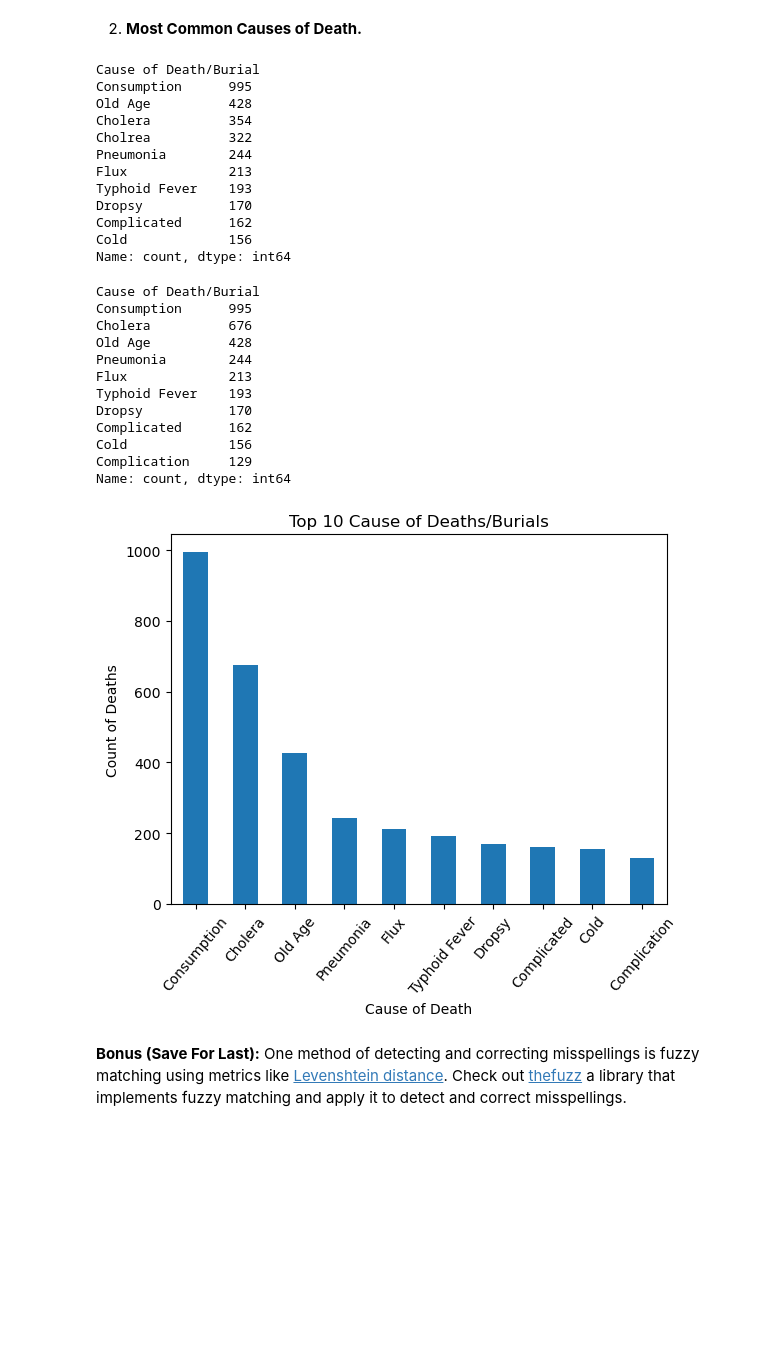
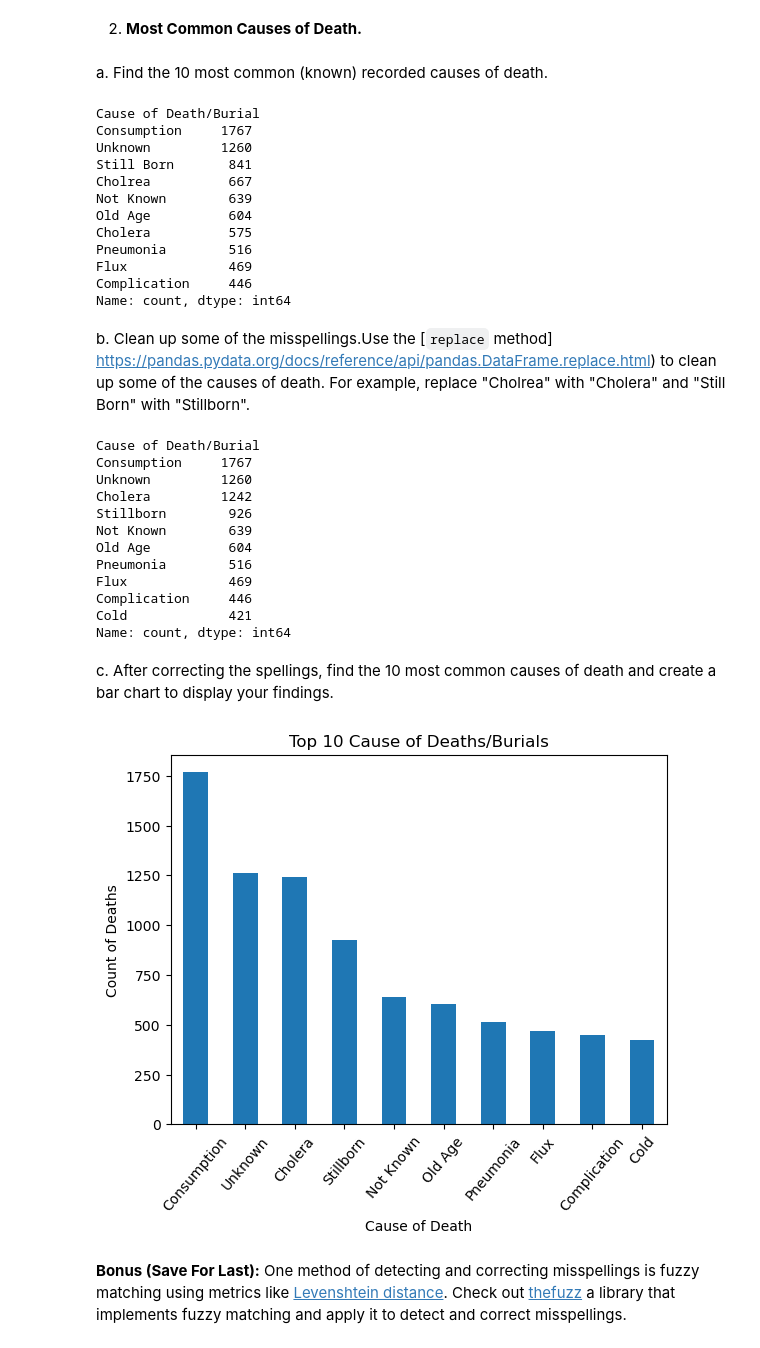
Before and after one commit to NSS-Data-Analytics-Cohort-10/advanced-pandas-emmydoore, a Jupyter notebook: notebooks/adv_pandas.ipynb, the cells around one changed output. Cells and saved outputs as stored; diff of their text form; code cells hidden in the pictures; blank space fills up the shorter version.

```diff
--- a/notebooks/adv_pandas.ipynb
+++ b/notebooks/adv_pandas.ipynb
@@ -6,7 +6,7 @@ import matplotlib.pyplot as plt
 # %%
 ncc_df=pd.read_excel('C:\\Users\\emmal\\Documents\\NSS\\Projects\\advanced-pandas-emmydoore\\data\\Historic_Nashville_City_Cemetery_Interments__1846-1979.xlsx')
 # %%
-ncc_df=ncc_df.dropna()
+#ncc_df=ncc_df.dropna()
 ncc_df.head()
 ncc_df.info()
 # %% [output]
@@ -30,54 +30,56 @@ memory usage: 867.2+ KB
 # %% [markdown]
 2. **Most Common Causes of Death.**
+# %% [markdown]
+a. Find the 10 most common (known) recorded causes of death.
 # %%
-#   a. Find the 10 most common (known) recorded causes of death.
 #note: found that tilde ~ in front of df means NOT
 #https://stackoverflow.com/questions/19960077/how-to-filter-pandas-dataframe-using-in-and-not-in-like-in-sql
 
 #ran: ncc_df['Cause of Death/Burial'].value_counts().head(10) --> Need to fix 'Unknown' 'Not Known'
-total_death=ncc_df[~ncc_df['Cause of Death/Burial'].isin(['Unknown','Not Known'])]
-total_death['Cause of Death/Burial'].value_counts().head(10)
+ncc_df=ncc_df[~ncc_df['Cause of Death/Burial'].isin(['Unknown','Not Known'])]
+ncc_df['Cause of Death/Burial'].value_counts().head(10)
 # %% [output]
 Cause of Death/Burial
-Consumption      995
-Old Age          428
-Cholera          354
-Cholrea          322
-Pneumonia        244
-Flux             213
-Typhoid Fever    193
-Dropsy           170
-Complicated      162
-Cold             156
+Consumption     1767
+Unknown         1260
+Still Born       841
+Cholrea          667
+Not Known        639
+Old Age          604
+Cholera          575
+Pneumonia        516
+Flux             469
+Complication     446
 Name: count, dtype: int64
+# %% [markdown]
+b. Clean up some of the misspellings.Use the [`replace` method] https://pandas.pydata.org/docs/reference/api/pandas.DataFrame.replace.html) to clean up some of the causes of death. For example, replace "Cholrea" with "Cholera" and "Still Born" with "Stillborn".
 # %%
-# b. Clean up some of the misspellings.
-# Use the [`replace` method](https://pandas.pydata.org/docs/reference/api/pandas.DataFrame.replace.html) to clean up some of the causes of death. For example, replace "Cholrea" with "Cholera" and "Still Born" with "Stillborn".
-total_death=total_death.replace({'Cause of Death/Burial' : {'Cholrea':'Cholera','Still Born':'Stillborn'}})
-td_df=total_death['Cause of Death/Burial'].value_counts().head(10)
-print(td_df)
+ncc_df=ncc_df.replace({'Cause of Death/Burial' : {'Cholrea':'Cholera','Still Born':'Stillborn'}})
+top_deaths=ncc_df['Cause of Death/Burial'].value_counts().head(10)
+print(top_deaths)
 # %% [output]
 Cause of Death/Burial
-Consumption      995
-Cholera          676
-Old Age          428
-Pneumonia        244
-Flux             213
-Typhoid Fever    193
-Dropsy           170
-Complicated      162
-Cold             156
-Complication     129
+Consumption     1767
+Unknown         1260
+Cholera         1242
+Stillborn        926
+Not Known        639
+Old Age          604
+Pneumonia        516
+Flux             469
+Complication     446
+Cold             421
 Name: count, dtype: int64
+# %% [markdown]
+c. After correcting the spellings, find the 10 most common causes of death and create a bar chart to display your findings.
 # %%
-  # c. After correcting the spellings, find the 10 most common causes of death and create a bar chart to display your findings.
-td_df.plot.bar(x='Cause of Death/Burial')
+top_deaths.plot.bar(x='Cause of Death/Burial')
 plt.title('Top 10 Cause of Deaths/Burials')
 plt.xlabel('Cause of Death')
 plt.ylabel('Count of Deaths')
 plt.xticks(rotation = 50);
 # %% [output]
-[figure, old version]
+[figure, new version]
 # %% [markdown]
 **Bonus (Save For Last):** One method of detecting and correcting misspellings is fuzzy matching using metrics like [Levenshtein distance](https://en.wikipedia.org/wiki/Levenshtein_distance). Check out [thefuzz](https://github.com/seatgeek/thefuzz) a library that implements fuzzy matching and apply it to detect and correct misspellings.
 # %% [markdown]
```
Also changed, not shown: parts of 28 cells of this notebook.
